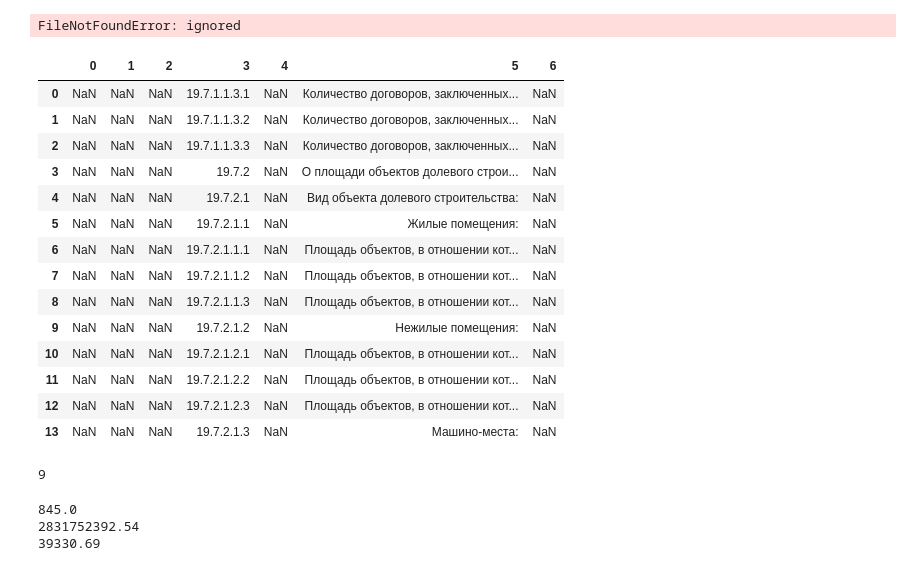
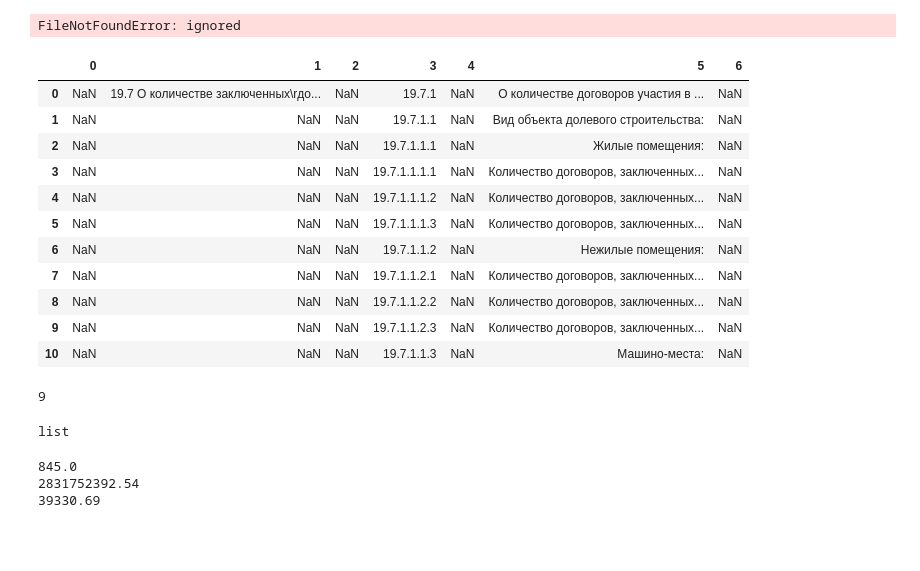
Before and after one commit to EvgenyBelov78/DA1, a Jupyter notebook: NDRF.ipynb, the cells around one changed output. Saved outputs shown, nothing was run; the diff lists cells and outputs as text; code cells hidden in the pictures; blank space fills up the shorter version.

```diff
--- a/NDRF.ipynb
+++ b/NDRF.ipynb
@@ -167,8 +349,8 @@ import tabula
 # %%
 #rpdPdfLink='https://xn--80az8a.xn--d1aqf.xn--p1ai/api/ext/file/cd720523-87b1-497f-b1a8-f575b0a28f7b'
 #rpdPdfLink='https://xn--80az8a.xn--d1aqf.xn--p1ai/api/ext/file/ce607034-266a-4e49-95f1-217c322a940a'+'?filename='+'obj47925_pd38-000548'+'.pdf'
-#rpdPdfLink='https://xn--80az8a.xn--d1aqf.xn--p1ai/api/ext/file/70c73cad-5a83-4aa0-8c6d-28c79eedfbba'
-rpdPdfLink='https://amgrad.ru/upload/kelnik.adminpage/381/55n88vusgu86i6jwcimdy8ieynii26wg/Proektnaya-deklaratsiya-korpus-3-ot-07.11.2022.pdf'
+rpdPdfLink='https://xn--80az8a.xn--d1aqf.xn--p1ai/api/ext/file/70c73cad-5a83-4aa0-8c6d-28c79eedfbba'
+#rpdPdfLink='https://amgrad.ru/upload/kelnik.adminpage/381/55n88vusgu86i6jwcimdy8ieynii26wg/Proektnaya-deklaratsiya-korpus-3-ot-07.11.2022.pdf'
 # %%
 print(rpdPdfLink)
 # %% [output]
@@ -201,29 +383,28 @@ with fitz.open(rpdPdfLink) as doc:
 # %% [output]
 FileNotFoundError: ignored
 # %%
-tables[109]
+tables[108]
 # %% [output]
 |  | 0 | 1 | 2 | 3 | 4 | 5 | 6 |
-| 0 | NaN | NaN | NaN | 19.7.1.1.3.1 | NaN | Количество договоров, заключенных... | NaN |
-| 1 | NaN | NaN | NaN | 19.7.1.1.3.2 | NaN | Количество договоров, заключенных... | NaN |
-| 2 | NaN | NaN | NaN | 19.7.1.1.3.3 | NaN | Количество договоров, заключенных... | NaN |
-| 3 | NaN | NaN | NaN | 19.7.2 | NaN | О площади объектов долевого строи... | NaN |
-| 4 | NaN | NaN | NaN | 19.7.2.1 | NaN | Вид объекта долевого строительства: | NaN |
-| 5 | NaN | NaN | NaN | 19.7.2.1.1 | NaN | Жилые помещения: | NaN |
-| 6 | NaN | NaN | NaN | 19.7.2.1.1.1 | NaN | Площадь объектов, в отношении кот... | NaN |
-| 7 | NaN | NaN | NaN | 19.7.2.1.1.2 | NaN | Площадь объектов, в отношении кот... | NaN |
-| 8 | NaN | NaN | NaN | 19.7.2.1.1.3 | NaN | Площадь объектов, в отношении кот... | NaN |
-| 9 | NaN | NaN | NaN | 19.7.2.1.2 | NaN | Нежилые помещения: | NaN |
-| 10 | NaN | NaN | NaN | 19.7.2.1.2.1 | NaN | Площадь объектов, в отношении кот... | NaN |
-| 11 | NaN | NaN | NaN | 19.7.2.1.2.2 | NaN | Площадь объектов, в отношении кот... | NaN |
-| 12 | NaN | NaN | NaN | 19.7.2.1.2.3 | NaN | Площадь объектов, в отношении кот... | NaN |
-| 13 | NaN | NaN | NaN | 19.7.2.1.3 | NaN | Машино-места: | NaN |
+| 0 | NaN | 19.7 О количестве заключенных\rдо... | NaN | 19.7.1 | NaN | О количестве договоров участия в ... | NaN |
+| 1 | NaN | NaN | NaN | 19.7.1.1 | NaN | Вид объекта долевого строительства: | NaN |
+| 2 | NaN | NaN | NaN | 19.7.1.1.1 | NaN | Жилые помещения: | NaN |
+| 3 | NaN | NaN | NaN | 19.7.1.1.1.1 | NaN | Количество договоров, заключенных... | NaN |
+| 4 | NaN | NaN | NaN | 19.7.1.1.1.2 | NaN | Количество договоров, заключенных... | NaN |
+| 5 | NaN | NaN | NaN | 19.7.1.1.1.3 | NaN | Количество договоров, заключенных... | NaN |
+| 6 | NaN | NaN | NaN | 19.7.1.1.2 | NaN | Нежилые помещения: | NaN |
+| 7 | NaN | NaN | NaN | 19.7.1.1.2.1 | NaN | Количество договоров, заключенных... | NaN |
+| 8 | NaN | NaN | NaN | 19.7.1.1.2.2 | NaN | Количество договоров, заключенных... | NaN |
+| 9 | NaN | NaN | NaN | 19.7.1.1.2.3 | NaN | Количество договоров, заключенных... | NaN |
+| 10 | NaN | NaN | NaN | 19.7.1.1.3 | NaN | Машино-места: | NaN |
 # %%
 len(tables[113].axes[1])
 # %% [output]
 9
 # %%
 type(tables)
+# %% [output]
+list
 # %%
 #from numpy import float64
 i=0
```
Also changed, not shown: parts of 35 cells of this notebook.
